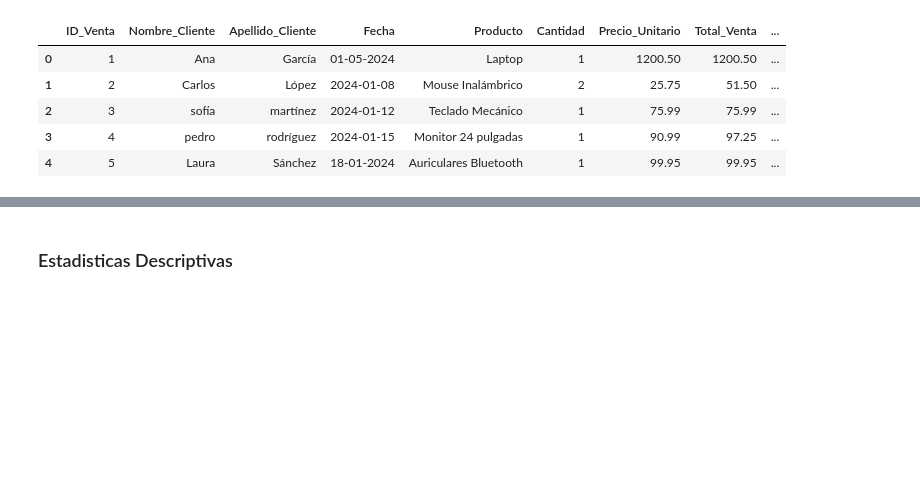
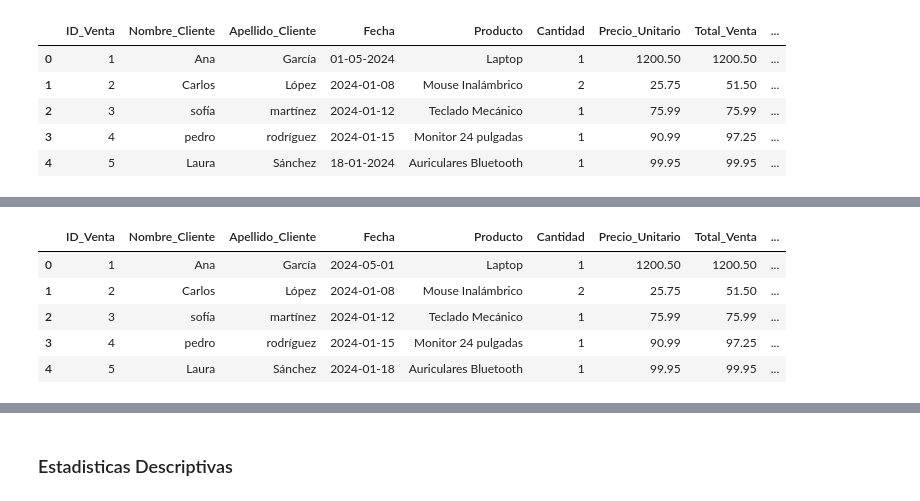
Before and after one commit to Tobias-Vega/parcial_1_tpl3_tobias_vega, a Jupyter notebook: main.ipynb, the cells around one changed output, grey strips where cells are left out. Saved outputs shown, nothing was run; the diff lists cells and outputs as text; code cells hidden in the pictures; blank space fills up the shorter version.

```diff
--- a/main.ipynb
+++ b/main.ipynb
@@ -200,3 +219,13 @@ For example, when doing 'df[col].method(value, inplace=True)', try using 'df.met
+# %%
+df["Fecha"] = serie_final
+df.head()
+# %% [output]
+|  | ID_Venta | Nombre_Cliente | Apellido_Cliente | Fecha | Producto | Cantidad | Precio_Unitario | Total_Venta | ... |
+| 0 | 1 | Ana | García | 2024-05-01 | Laptop | 1 | 1200.50 | 1200.50 | ... |
+| 1 | 2 | Carlos | López | 2024-01-08 | Mouse Inalámbrico | 2 | 25.75 | 51.50 | ... |
+| 2 | 3 | sofía | martínez | 2024-01-12 | Teclado Mecánico | 1 | 75.99 | 75.99 | ... |
+| 3 | 4 | pedro | rodríguez | 2024-01-15 | Monitor 24 pulgadas | 1 | 90.99 | 97.25 | ... |
+| 4 | 5 | Laura | Sánchez | 2024-01-18 | Auriculares Bluetooth | 1 | 99.95 | 99.95 | ... |
 # %%
 df["Nombre_Cliente"] = df["Nombre_Cliente"].str.title().str.strip()
 df["Apellido_Cliente"] = df["Apellido_Cliente"].str.title().str.strip()
```
Also changed, not shown: parts of 8 cells of this notebook, 1 other file.
